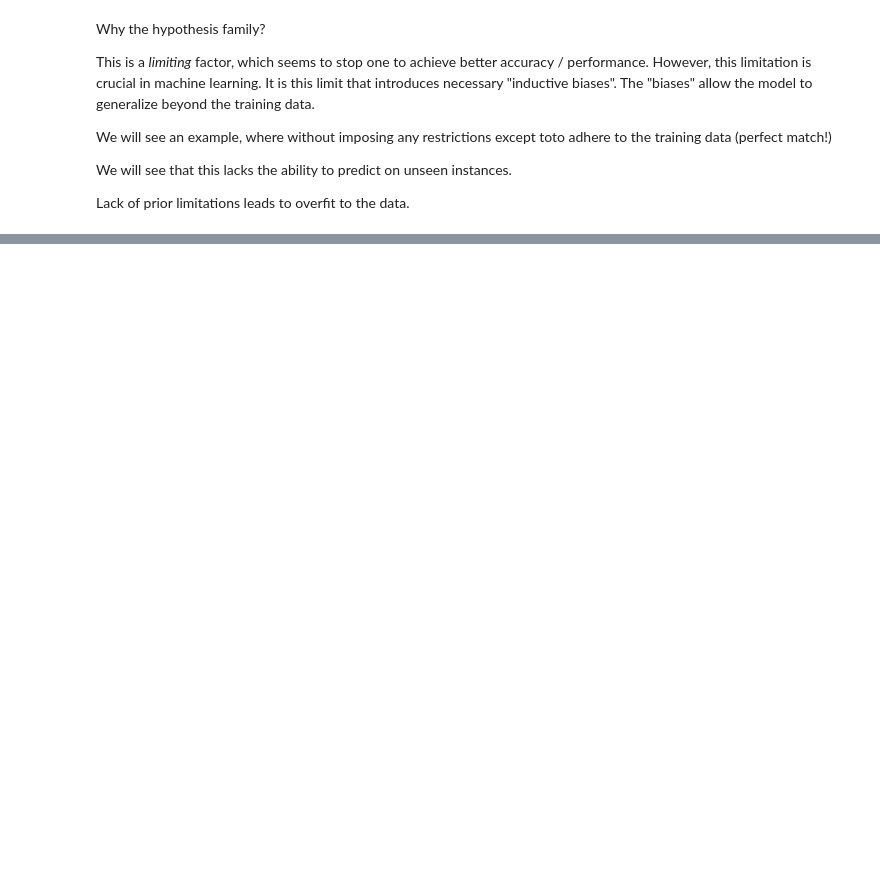
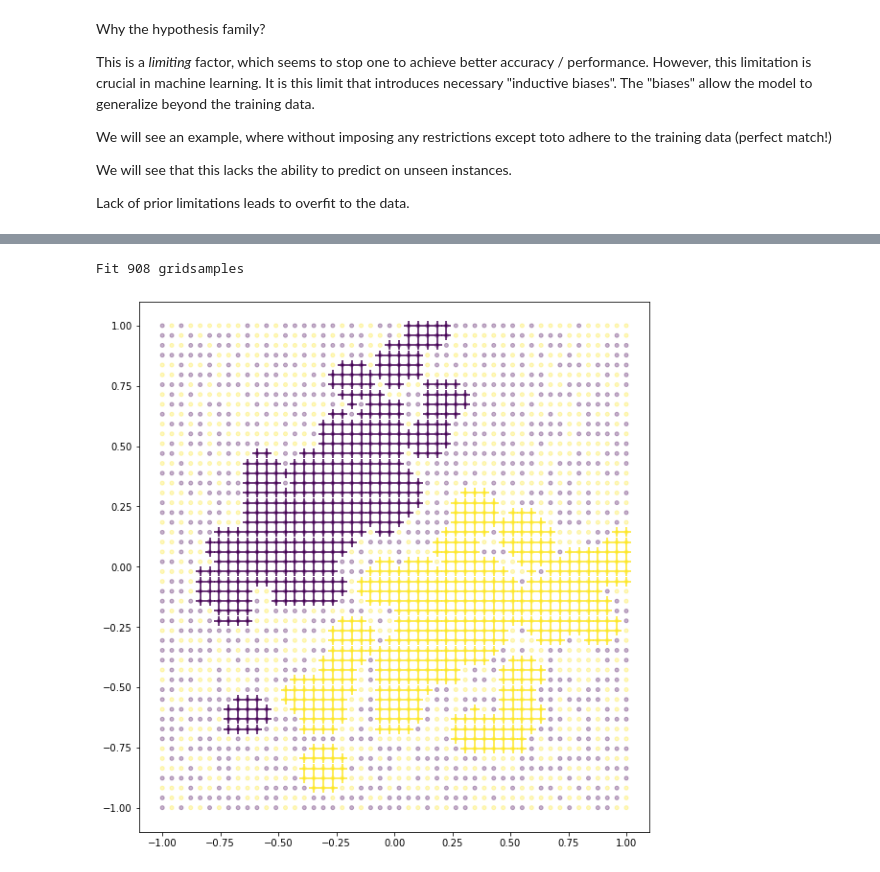
Before and after one commit to junjy007/ml_examples, a Jupyter notebook: 2_MLFramework_Simple.ipynb, the cells around one changed output, grey strips where cells are left out. Saved outputs shown, nothing was run; the diff lists cells and outputs as text; code cells hidden in the pictures; blank space fills up the shorter version.

```diff
--- a/2_MLFramework_Simple.ipynb
+++ b/2_MLFramework_Simple.ipynb
@@ -88,10 +91,13 @@ print(n0)
 # %%
 fig2, ax2 = plt.subplots(constrained_layout=True, figsize=(8, 8))
 #constraints = fit_train(gridsamples, X, y, d=0.025)
-constraints = fit_train(gridsamples, X, y, d=0.2)
+constraints = fit_train(gridsamples, X, y, d=0.1)
 print(f"Fit {len(constraints)} gridsamples")
 gridlabels = get_h(gridsamples, constraints, rng)
 constraints_disp = np.array([v for k, v in constraints.items()])
 ax2.scatter(gridsamples[:, 0], gridsamples[:, 1], c=gridlabels, s=16, alpha=0.3)
 if len(constraints_disp)>0:
     ax2.scatter(constraints_disp[:, 0], constraints_disp[:, 1], c=constraints_disp[:, 2], s=100, marker='+')
+# %% [output]
+Fit 908 gridsamples
+[figure, added]
```
Also changed, not shown: parts of 5 cells of this notebook, 41 other files.
